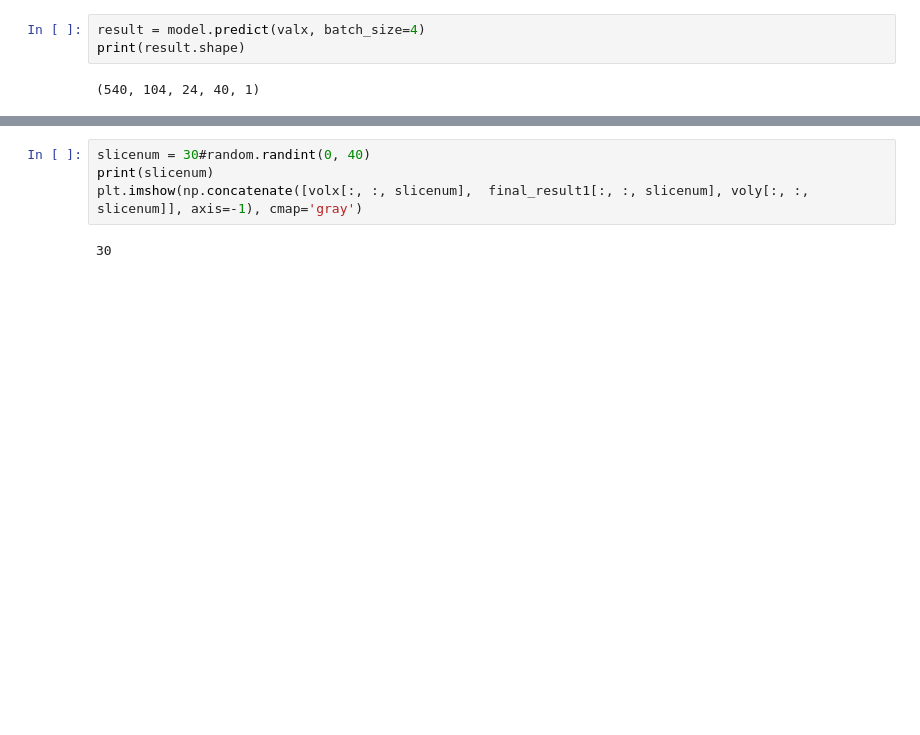
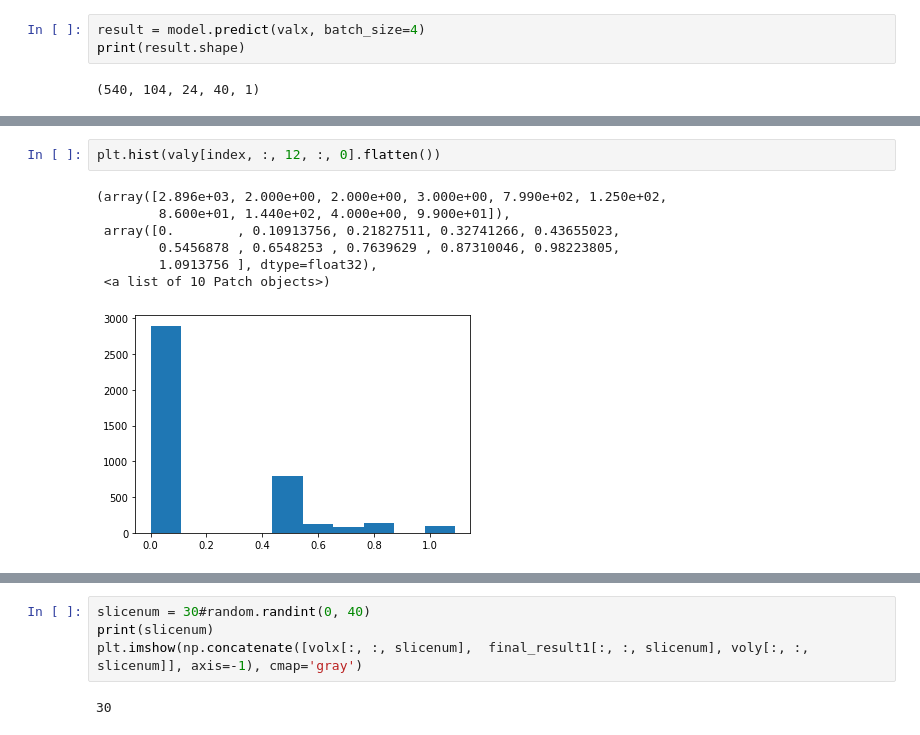
Before and after one commit to PranjalSahu/newrecon, a Jupyter notebook: recon1.ipynb, the cells around one changed output, grey strips where cells are left out. Saved outputs shown, nothing was run; the diff lists cells and outputs as text; blank space fills up the shorter version.

```diff
--- a/recon1.ipynb
+++ b/recon1.ipynb
@@ -572,0 +606,10 @@ plt.imshow(np.concatenate([valx[index, :, 12, :, 0],  result[index, :, 12, :, 0]
+# %%
+plt.hist(valy[index, :, 12, :, 0].flatten())
+# %% [output]
+(array([2.896e+03, 2.000e+00, 2.000e+00, 3.000e+00, 7.990e+02, 1.250e+02,
+        8.600e+01, 1.440e+02, 4.000e+00, 9.900e+01]),
+ array([0.        , 0.10913756, 0.21827511, 0.32741266, 0.43655023,
+        0.5456878 , 0.6548253 , 0.7639629 , 0.87310046, 0.98223805,
+        1.0913756 ], dtype=float32),
+ <a list of 10 Patch objects>)
+[figure, added]
```
Also changed, not shown: parts of 8 cells of this notebook.
